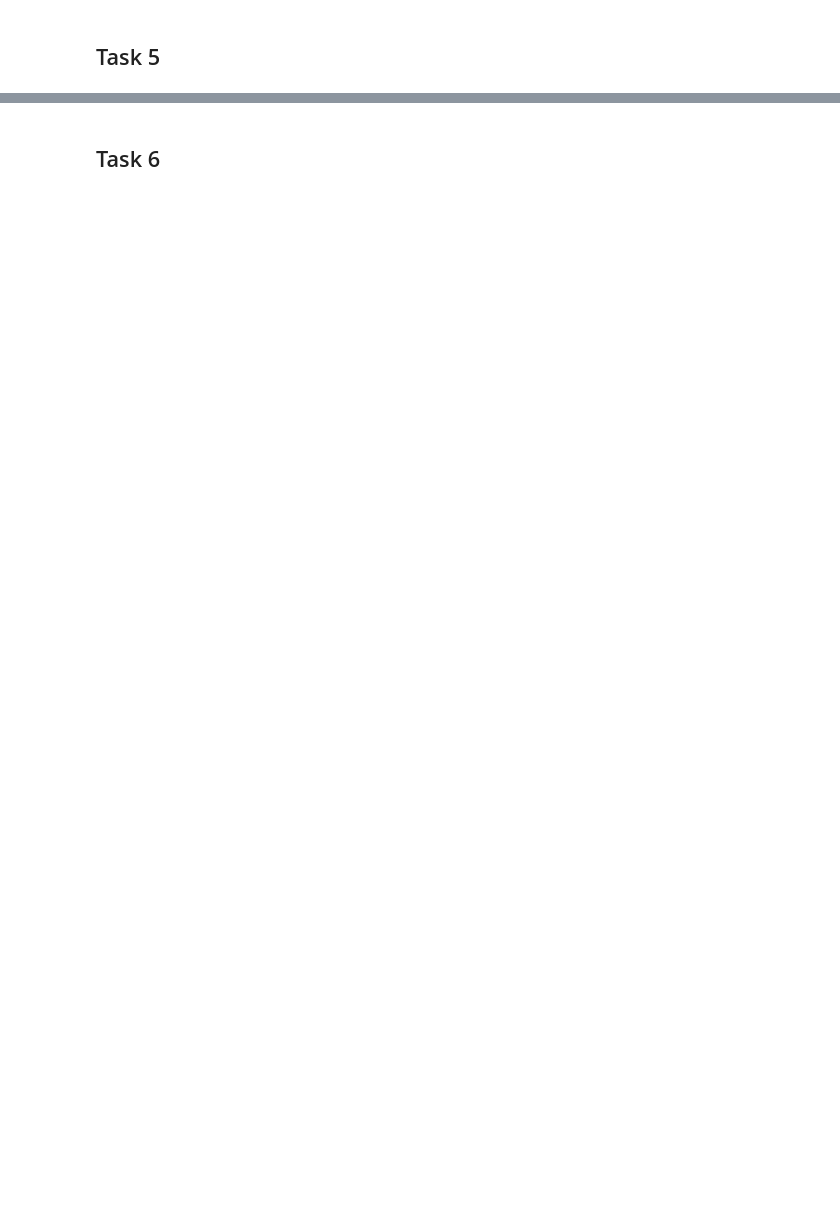
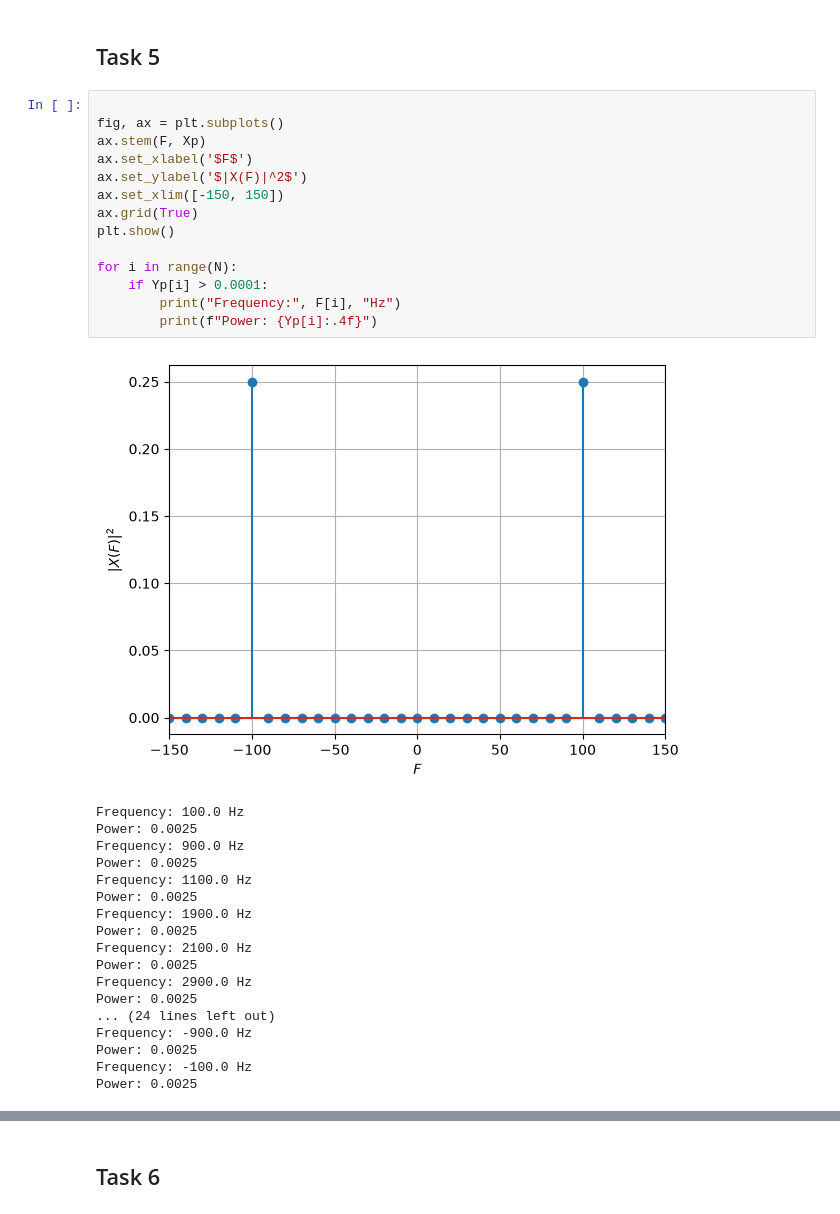
Before and after one commit to davgal27/Signal-Analysis, a Jupyter notebook: DSP-Sampling-Theorem/Practical-1.ipynb, the cells around one changed output, grey strips where cells are left out. Saved outputs shown, nothing was run; the diff lists cells and outputs as text; blank space fills up the shorter version.

```diff
--- a/DSP-Sampling-Theorem/Practical-1.ipynb
+++ b/DSP-Sampling-Theorem/Practical-1.ipynb
@@ -67,2 +128,35 @@ plt.show()
 # %% [markdown]
 ## Task 5
+# %%
+
+fig, ax = plt.subplots()
+ax.stem(F, Xp)
+ax.set_xlabel('$F$')
+ax.set_ylabel('$|X(F)|^2$')
+ax.set_xlim([-150, 150])
+ax.grid(True)
+plt.show()
+
+for i in range(N):
+    if Yp[i] > 0.0001:
+        print("Frequency:", F[i], "Hz")
+        print(f"Power: {Yp[i]:.4f}")
+# %% [output]
+[figure, added]
+Frequency: 100.0 Hz
+Power: 0.0025
+Frequency: 900.0 Hz
+Power: 0.0025
+Frequency: 1100.0 Hz
+Power: 0.0025
+Frequency: 1900.0 Hz
+Power: 0.0025
+Frequency: 2100.0 Hz
+Power: 0.0025
+Frequency: 2900.0 Hz
+Power: 0.0025
+... (24 lines left out)
+Frequency: -900.0 Hz
+Power: 0.0025
+Frequency: -100.0 Hz
+Power: 0.0025
```
Also changed, not shown: parts of 10 cells of this notebook.
